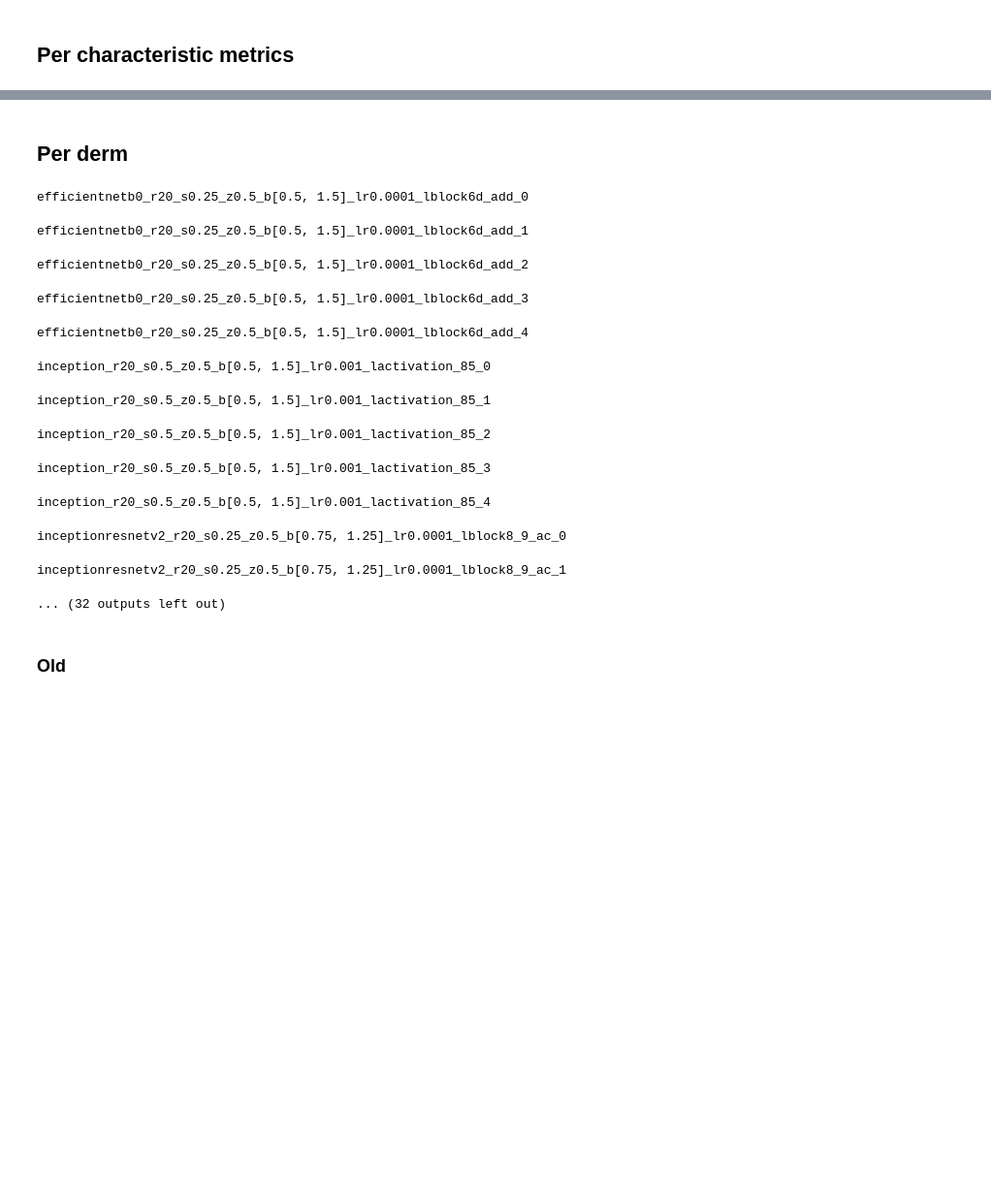
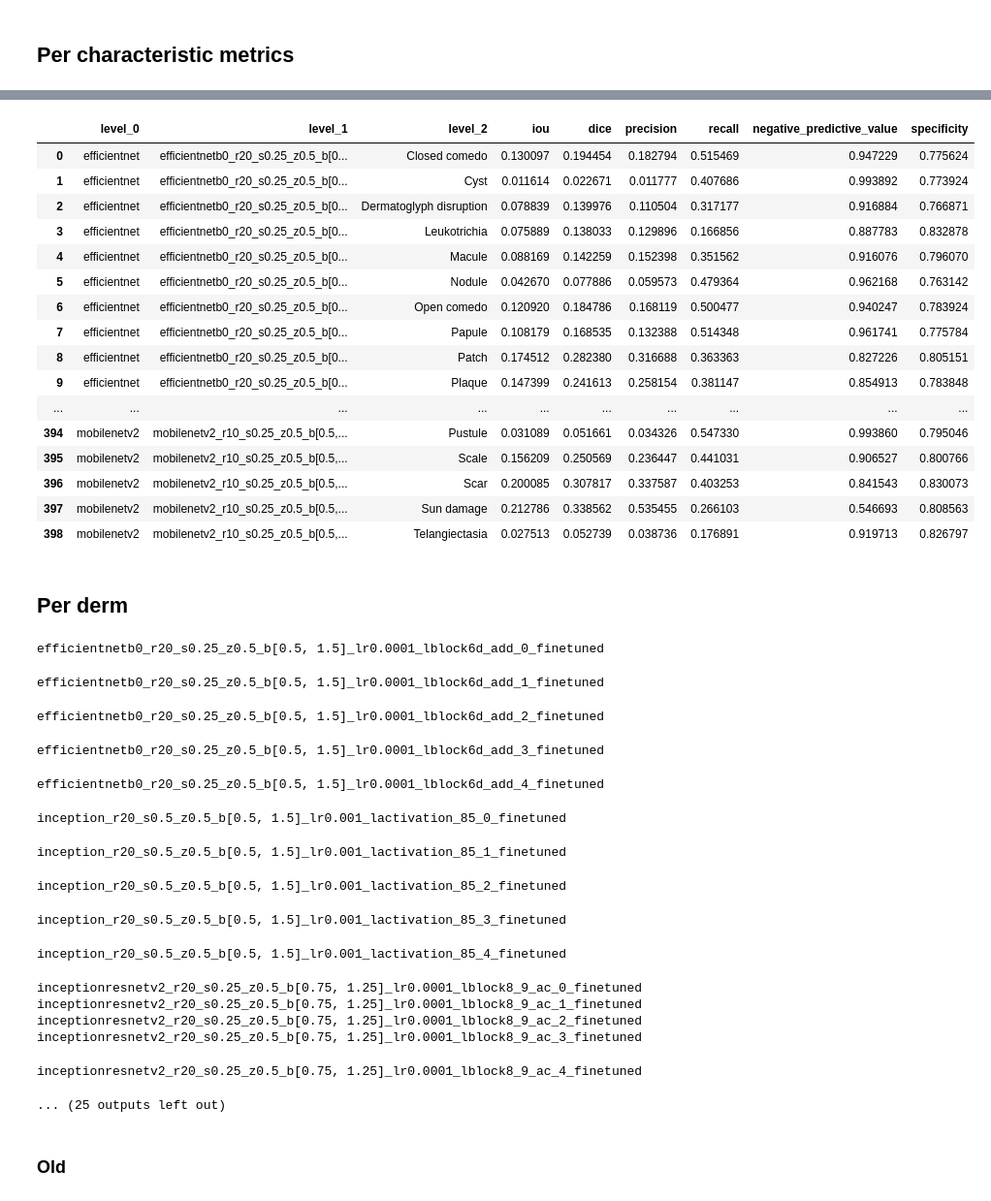
Before and after one commit to ralucaj/dermx-benchmark, a Jupyter notebook: review_paper/analyse_gradcams.ipynb, the cells around one changed output, grey strips where cells are left out. Shown at 97% size. Saved outputs shown, nothing was run; the diff lists cells and outputs as text; code cells hidden in the pictures; blank space fills up the shorter version.

```diff
--- a/review_paper/analyse_gradcams.ipynb
+++ b/review_paper/analyse_gradcams.ipynb
@@ -476,3 +504,23 @@ per_characteristic_models_performance_df.reset_index().groupby(['level_0', 'leve
+# %%
+per_characteristic_models_performance_df.reset_index().groupby(['level_0', 'level_2']).describe().head()
+# %% [output]
+|  | level_0 | level_1 | level_2 | iou | dice | precision | recall | negative_predictive_value | specificity |
+| 0 | efficientnet | efficientnetb0_r20_s0.25_z0.5_b[0... | Closed comedo | 0.130097 | 0.194454 | 0.182794 | 0.515469 | 0.947229 | 0.775624 |
+| 1 | efficientnet | efficientnetb0_r20_s0.25_z0.5_b[0... | Cyst | 0.011614 | 0.022671 | 0.011777 | 0.407686 | 0.993892 | 0.773924 |
+| 2 | efficientnet | efficientnetb0_r20_s0.25_z0.5_b[0... | Dermatoglyph disruption | 0.078839 | 0.139976 | 0.110504 | 0.317177 | 0.916884 | 0.766871 |
+| 3 | efficientnet | efficientnetb0_r20_s0.25_z0.5_b[0... | Leukotrichia | 0.075889 | 0.138033 | 0.129896 | 0.166856 | 0.887783 | 0.832878 |
+| 4 | efficientnet | efficientnetb0_r20_s0.25_z0.5_b[0... | Macule | 0.088169 | 0.142259 | 0.152398 | 0.351562 | 0.916076 | 0.796070 |
+| 5 | efficientnet | efficientnetb0_r20_s0.25_z0.5_b[0... | Nodule | 0.042670 | 0.077886 | 0.059573 | 0.479364 | 0.962168 | 0.763142 |
+| 6 | efficientnet | efficientnetb0_r20_s0.25_z0.5_b[0... | Open comedo | 0.120920 | 0.184786 | 0.168119 | 0.500477 | 0.940247 | 0.783924 |
+| 7 | efficientnet | efficientnetb0_r20_s0.25_z0.5_b[0... | Papule | 0.108179 | 0.168535 | 0.132388 | 0.514348 | 0.961741 | 0.775784 |
+| 8 | efficientnet | efficientnetb0_r20_s0.25_z0.5_b[0... | Patch | 0.174512 | 0.282380 | 0.316688 | 0.363363 | 0.827226 | 0.805151 |
+| 9 | efficientnet | efficientnetb0_r20_s0.25_z0.5_b[0... | Plaque | 0.147399 | 0.241613 | 0.258154 | 0.381147 | 0.854913 | 0.783848 |
+| ... | ... | ... | ... | ... | ... | ... | ... | ... | ... |
+| 394 | mobilenetv2 | mobilenetv2_r10_s0.25_z0.5_b[0.5,... | Pustule | 0.031089 | 0.051661 | 0.034326 | 0.547330 | 0.993860 | 0.795046 |
+| 395 | mobilenetv2 | mobilenetv2_r10_s0.25_z0.5_b[0.5,... | Scale | 0.156209 | 0.250569 | 0.236447 | 0.441031 | 0.906527 | 0.800766 |
+| 396 | mobilenetv2 | mobilenetv2_r10_s0.25_z0.5_b[0.5,... | Scar | 0.200085 | 0.307817 | 0.337587 | 0.403253 | 0.841543 | 0.830073 |
+| 397 | mobilenetv2 | mobilenetv2_r10_s0.25_z0.5_b[0.5,... | Sun damage | 0.212786 | 0.338562 | 0.535455 | 0.266103 | 0.546693 | 0.808563 |
+| 398 | mobilenetv2 | mobilenetv2_r10_s0.25_z0.5_b[0.5,... | Telangiectasia | 0.027513 | 0.052739 | 0.038736 | 0.176891 | 0.919713 | 0.826797 |
 # %% [markdown]
 ## Per derm
 # %%
@@ -604,8 +652,8 @@ models_performance_dict = {}
 for model in model_info:
     for idx in range(5):
         model_results_path = results_path / model['model_architecture']
-        model_name = f'{model["model_name"]}{idx}'
-        preds_name = f'dermx_{idx}_preds.csv'
+        model_name = f'{model["model_name"]}{idx}_finetuned'
+        preds_name = f'{model["model_name"]}{idx}_finetuned_preds.csv'
         print(model_name)
         model_performance = analyse_per_derms_gradcam(model_results_path, model_name, images_path, masks_path, preds_name, columns, classes, derms, metrics)
 
@@ -614,19 +662,22 @@ for model in model_info:
 
 per_derm_models_performance_df = pd.DataFrame(models_performance_dict).T
 # %% [output]
-efficientnetb0_r20_s0.25_z0.5_b[0.5, 1.5]_lr0.0001_lblock6d_add_0
+efficientnetb0_r20_s0.25_z0.5_b[0.5, 1.5]_lr0.0001_lblock6d_add_0_finetuned
-efficientnetb0_r20_s0.25_z0.5_b[0.5, 1.5]_lr0.0001_lblock6d_add_1
+efficientnetb0_r20_s0.25_z0.5_b[0.5, 1.5]_lr0.0001_lblock6d_add_1_finetuned
-efficientnetb0_r20_s0.25_z0.5_b[0.5, 1.5]_lr0.0001_lblock6d_add_2
+efficientnetb0_r20_s0.25_z0.5_b[0.5, 1.5]_lr0.0001_lblock6d_add_2_finetuned
-efficientnetb0_r20_s0.25_z0.5_b[0.5, 1.5]_lr0.0001_lblock6d_add_3
+efficientnetb0_r20_s0.25_z0.5_b[0.5, 1.5]_lr0.0001_lblock6d_add_3_finetuned
-efficientnetb0_r20_s0.25_z0.5_b[0.5, 1.5]_lr0.0001_lblock6d_add_4
+efficientnetb0_r20_s0.25_z0.5_b[0.5, 1.5]_lr0.0001_lblock6d_add_4_finetuned
-inception_r20_s0.5_z0.5_b[0.5, 1.5]_lr0.001_lactivation_85_0
+inception_r20_s0.5_z0.5_b[0.5, 1.5]_lr0.001_lactivation_85_0_finetuned
-inception_r20_s0.5_z0.5_b[0.5, 1.5]_lr0.001_lactivation_85_1
+inception_r20_s0.5_z0.5_b[0.5, 1.5]_lr0.001_lactivation_85_1_finetuned
-inception_r20_s0.5_z0.5_b[0.5, 1.5]_lr0.001_lactivation_85_2
+inception_r20_s0.5_z0.5_b[0.5, 1.5]_lr0.001_lactivation_85_2_finetuned
-inception_r20_s0.5_z0.5_b[0.5, 1.5]_lr0.001_lactivation_85_3
+inception_r20_s0.5_z0.5_b[0.5, 1.5]_lr0.001_lactivation_85_3_finetuned
-inception_r20_s0.5_z0.5_b[0.5, 1.5]_lr0.001_lactivation_85_4
+inception_r20_s0.5_z0.5_b[0.5, 1.5]_lr0.001_lactivation_85_4_finetuned
-inceptionresnetv2_r20_s0.25_z0.5_b[0.75, 1.25]_lr0.0001_lblock8_9_ac_0
+inceptionresnetv2_r20_s0.25_z0.5_b[0.75, 1.25]_lr0.0001_lblock8_9_ac_0_finetuned
+inceptionresnetv2_r20_s0.25_z0.5_b[0.75, 1.25]_lr0.0001_lblock8_9_ac_1_finetuned
+inceptionresnetv2_r20_s0.25_z0.5_b[0.75, 1.25]_lr0.0001_lblock8_9_ac_2_finetuned
+inceptionresnetv2_r20_s0.25_z0.5_b[0.75, 1.25]_lr0.0001_lblock8_9_ac_3_finetuned
-inceptionresnetv2_r20_s0.25_z0.5_b[0.75, 1.25]_lr0.0001_lblock8_9_ac_1
+inceptionresnetv2_r20_s0.25_z0.5_b[0.75, 1.25]_lr0.0001_lblock8_9_ac_4_finetuned
-... (32 outputs left out)
+... (25 outputs left out)
 # %%
 per_derm_models_performance_df.reset_index().groupby(['level_0', 'level_2']).describe().to_csv('per_derm_models_performance.csv')
 # %%
```
Also changed, not shown: parts of 6 cells of this notebook, 9 other files.
